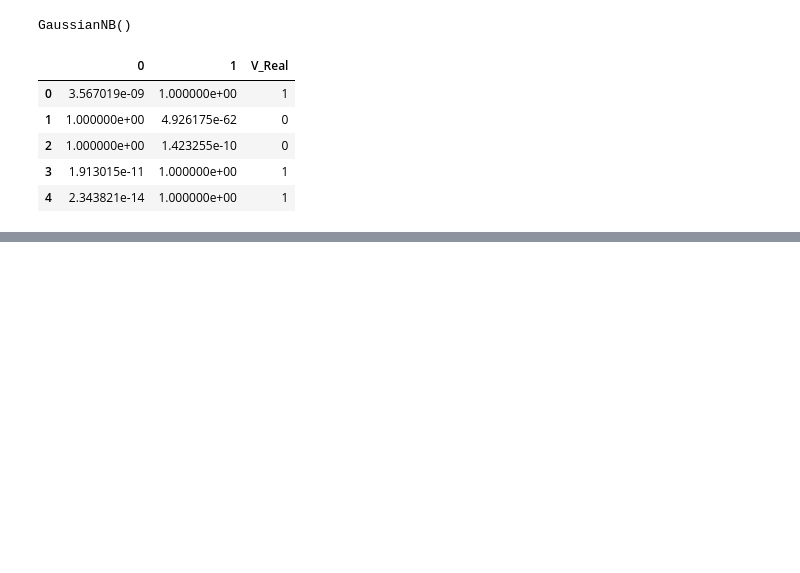
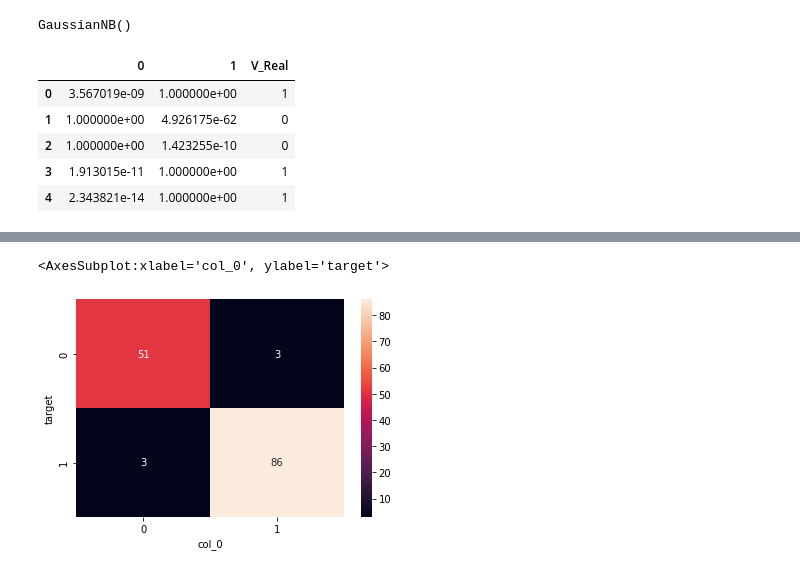
Before and after one commit to jsanz81/Bootcamp_Abril2023, a Jupyter notebook: 05_Machine_Learning/02_Aprendizaje_Supervisado/04_Navie_Bayes/naive_bayes.ipynb, the cells around one changed output, grey strips where cells are left out. Cells and saved outputs as stored; diff of their text form; code cells hidden in the pictures; blank space fills up the shorter version.

```diff
--- a/05_Machine_Learning/02_Aprendizaje_Supervisado/04_Navie_Bayes/naive_bayes.ipynb
+++ b/05_Machine_Learning/02_Aprendizaje_Supervisado/04_Navie_Bayes/naive_bayes.ipynb
@@ -161,3 +161,5 @@ y_probalidad.head()
 | 2 | 1.000000e+00 | 1.423255e-10 | 0 |
 | 3 | 1.913015e-11 | 1.000000e+00 | 1 |
 | 4 | 2.343821e-14 | 1.000000e+00 | 1 |
+# %%
+y_pred=modelo.predict(X_test)
@@ -163,0 +214,5 @@ y_probalidad.head()
+# %%
+sns.heatmap(pd.crosstab(y_test,y_pred),annot=True)
+# %% [output]
+<AxesSubplot:xlabel='col_0', ylabel='target'>
+[figure, added]
```
Also changed, not shown: parts of 10 cells of this notebook.
